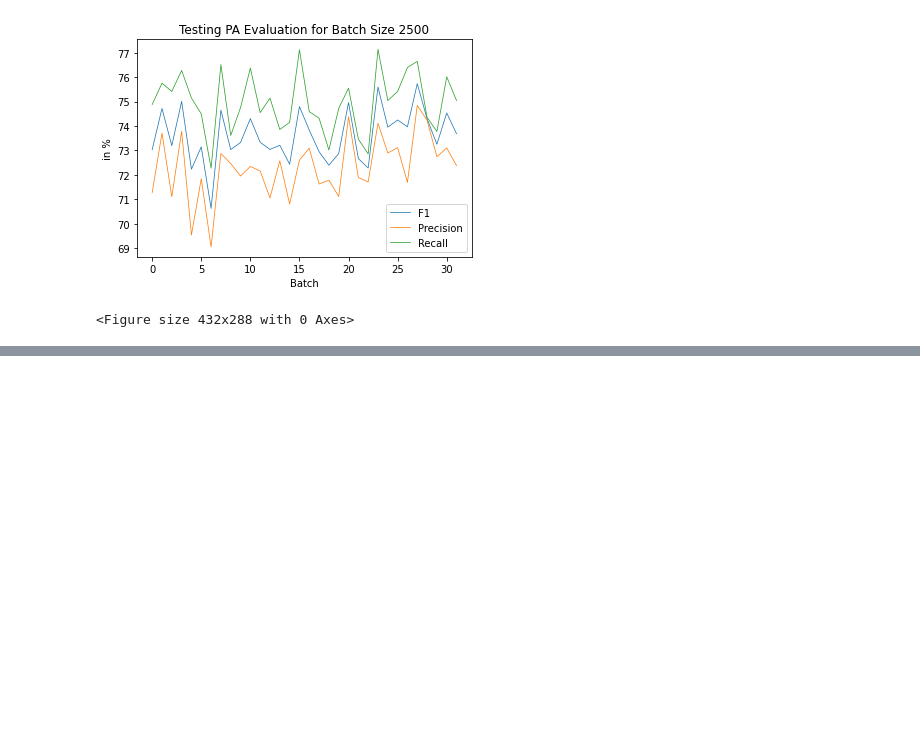
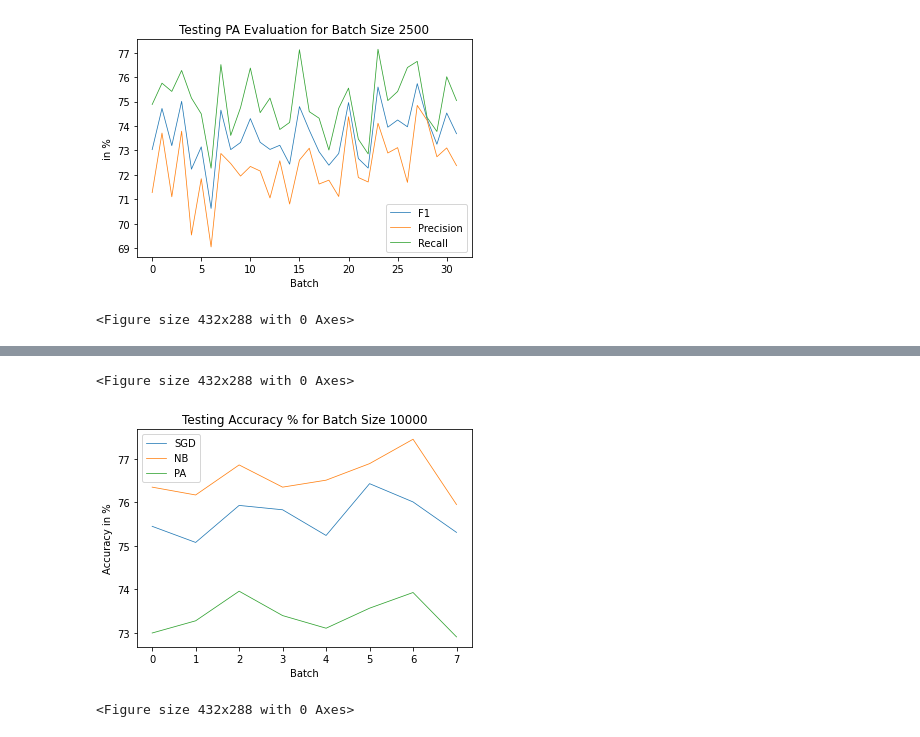
Before and after one commit to Big-Data-Gang/Machine-Learning-with-Spark-Streaming, a Jupyter notebook: Plotting/Test Plots.ipynb, the cells around one changed output, grey strips where cells are left out. Cells and saved outputs as stored; diff of their text form; code cells hidden in the pictures; blank space fills up the shorter version.

Commit message:
finished test plots for 10k and 20k

```diff
--- a/Plotting/Test Plots.ipynb
+++ b/Plotting/Test Plots.ipynb
@@ -234,0 +237,2 @@ plt.figure()
+# %%
+df10000 = pd.read_csv('../src/performance/testing/final-scores-10000.csv')
@@ -234,0 +251,13 @@ plt.figure()
+# %%
+plt.plot(df10000['Batch'], df10000['SGD Score'] * 100, label='SGD', linewidth=0.75)
+plt.plot(df10000['Batch'], df10000['NB Score'] * 100, label='NB', linewidth=0.75)
+plt.plot(df10000['Batch'], df10000['PA Score'] * 100, label='PA', linewidth=0.75)
+plt.xlabel('Batch')
+plt.ylabel('Accuracy in %')
+plt.title('Testing Accuracy % for Batch Size 10000')
+plt.legend()
+plt.figure()
+# %% [output]
+<Figure size 432x288 with 0 Axes>
+[figure, added]
+<Figure size 432x288 with 0 Axes>
```
Also changed, not shown: parts of 38 cells of this notebook.
